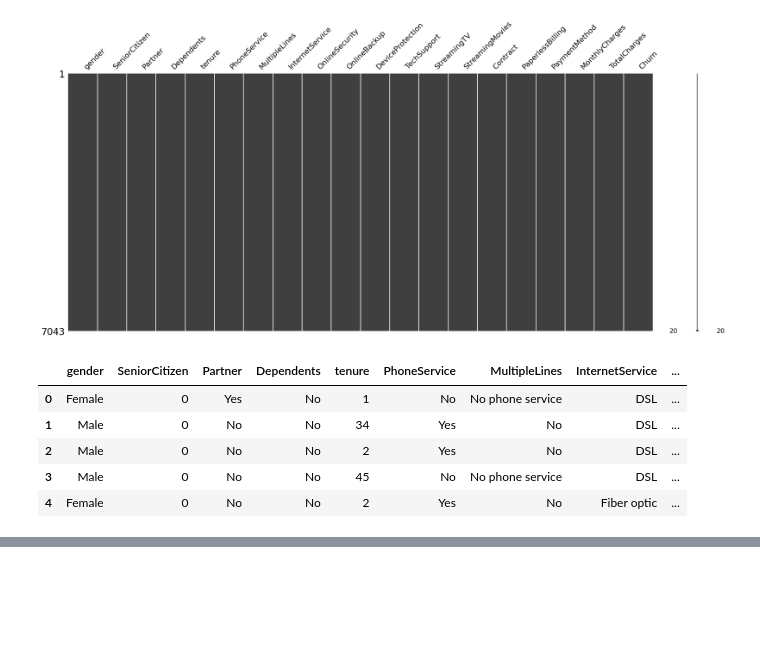
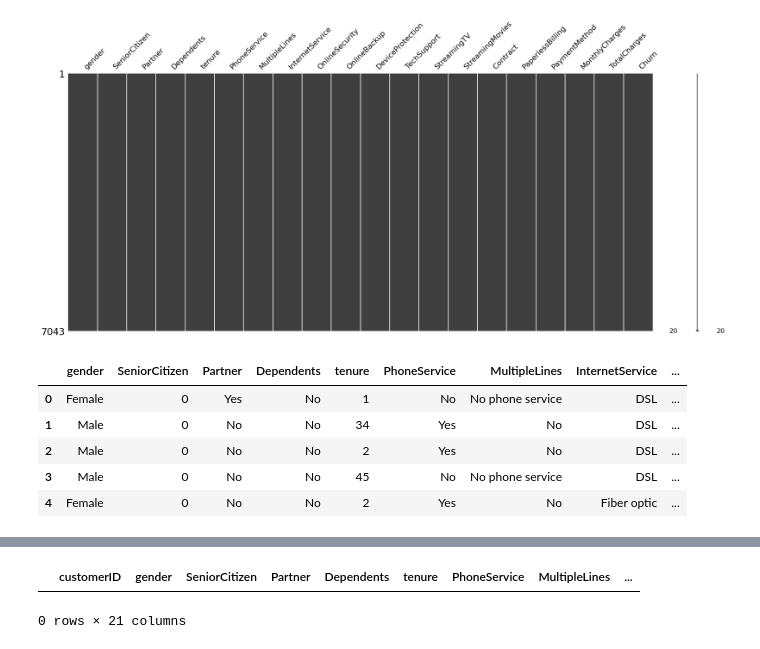
Before and after one commit to ss22aba/NEW, a Jupyter notebook: NEW_PROJECT.ipynb, the cells around one changed output, grey strips where cells are left out. Drawn from its saved outputs; the diff is of its cells as text; code cells hidden in the pictures; blank space fills up the shorter version.

```diff
--- a/NEW_PROJECT.ipynb
+++ b/NEW_PROJECT.ipynb
@@ -139,0 +144,9 @@ data[data["tenure"] == 0]
+# %%
+# Drop rows where "tenure" is 0
+data.drop(labels=data[data["tenure"] == 0].index, axis = 0, inplace = True)
+
+# Checking
+data[data["tenure"] == 0]
+# %% [output]
+|  | customerID | gender | SeniorCitizen | Partner | Dependents | tenure | PhoneService | MultipleLines | ... |
+0 rows × 21 columns
```
Also changed, not shown: parts of 8 cells of this notebook.
